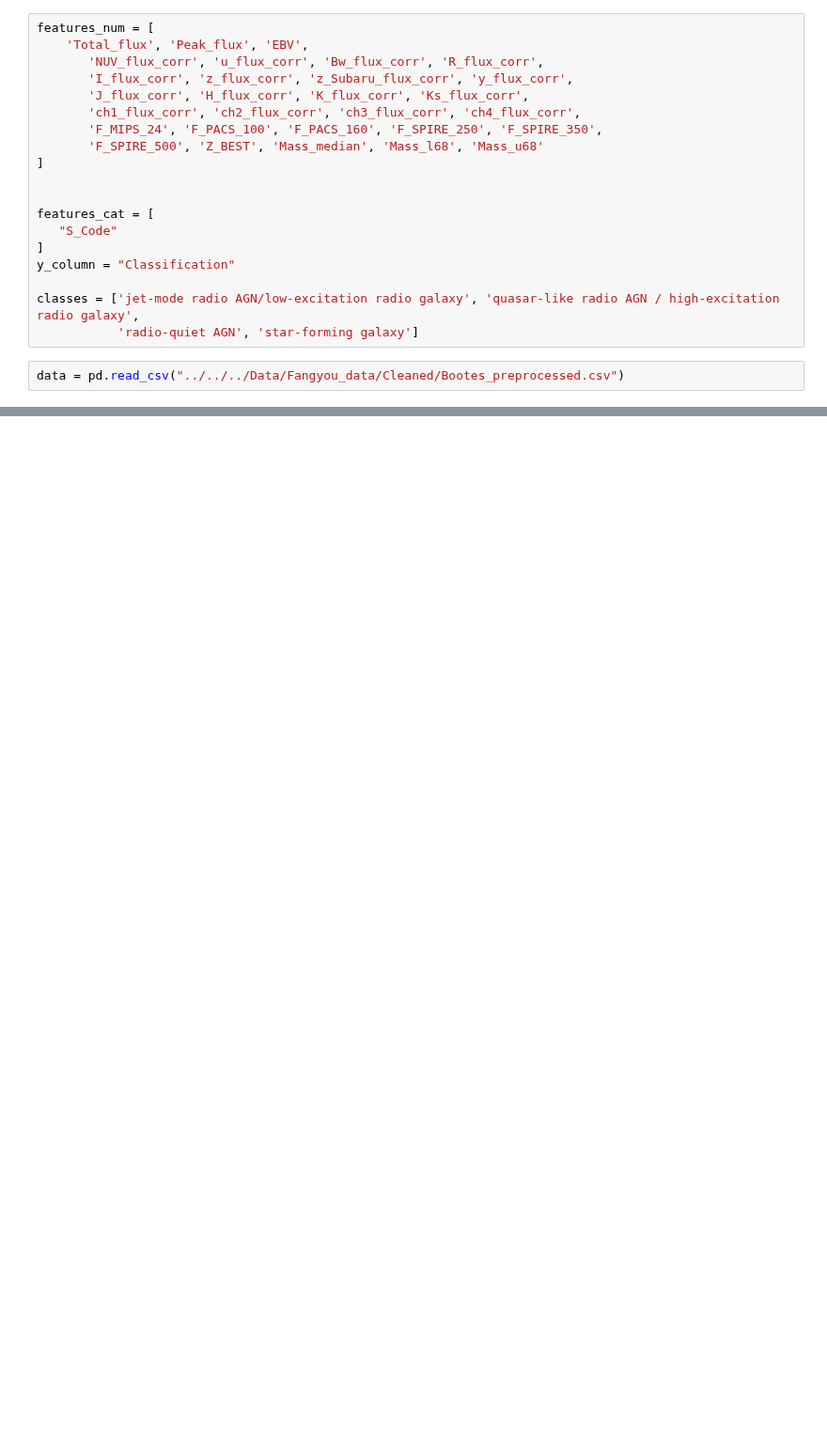
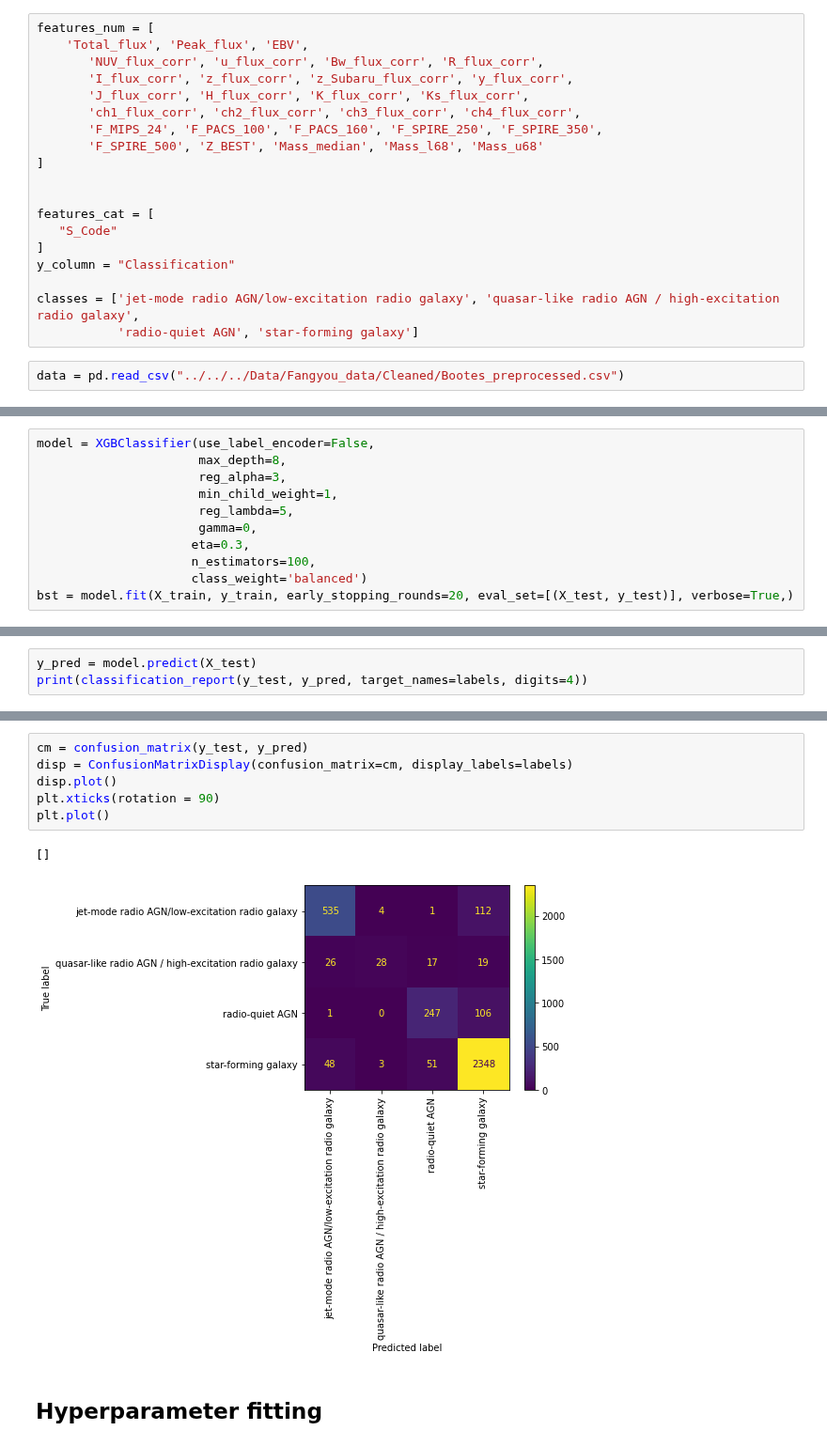
Before and after one commit to jespertjee/LOFAR_ML, a Jupyter notebook: Supervised/Fangyou/Preprocessed_data/Classification_Bootes.ipynb, the cells around one changed output, grey strips where cells are left out. Shown at 94% size. Saved outputs shown, nothing was run; the diff lists cells and outputs as text; blank space fills up the shorter version.

Commit message:
Preparations for hyperparameter search

```diff
--- a/Supervised/Fangyou/Preprocessed_data/Classification_Bootes.ipynb
+++ b/Supervised/Fangyou/Preprocessed_data/Classification_Bootes.ipynb
@@ -172,0 +191,11 @@ quasar-like radio AGN / high-excitation radio galaxy     0.5152    0.4359    0.4
+# %%
+model = XGBClassifier(use_label_encoder=False,
+                      max_depth=8,
+                      reg_alpha=3,
+                      min_child_weight=1,
+                      reg_lambda=5,
+                      gamma=0,
+                     eta=0.3,
+                     n_estimators=100,
+                     class_weight='balanced')
+bst = model.fit(X_train, y_train, early_stopping_rounds=20, eval_set=[(X_test, y_test)], verbose=True,)
@@ -172,0 +226,3 @@ quasar-like radio AGN / high-excitation radio galaxy     0.5152    0.4359    0.4
+# %%
+y_pred = model.predict(X_test)
+print(classification_report(y_test, y_pred, target_names=labels, digits=4))
@@ -172,0 +240,11 @@ quasar-like radio AGN / high-excitation radio galaxy     0.5152    0.4359    0.4
+# %%
+cm = confusion_matrix(y_test, y_pred)
+disp = ConfusionMatrixDisplay(confusion_matrix=cm, display_labels=labels)
+disp.plot()
+plt.xticks(rotation = 90)
+plt.plot()
+# %% [output]
+[]
+[figure, added]
+# %% [markdown]
+## Hyperparameter fitting
```
Also changed, not shown: parts of 42 cells of this notebook, 1 other file.
